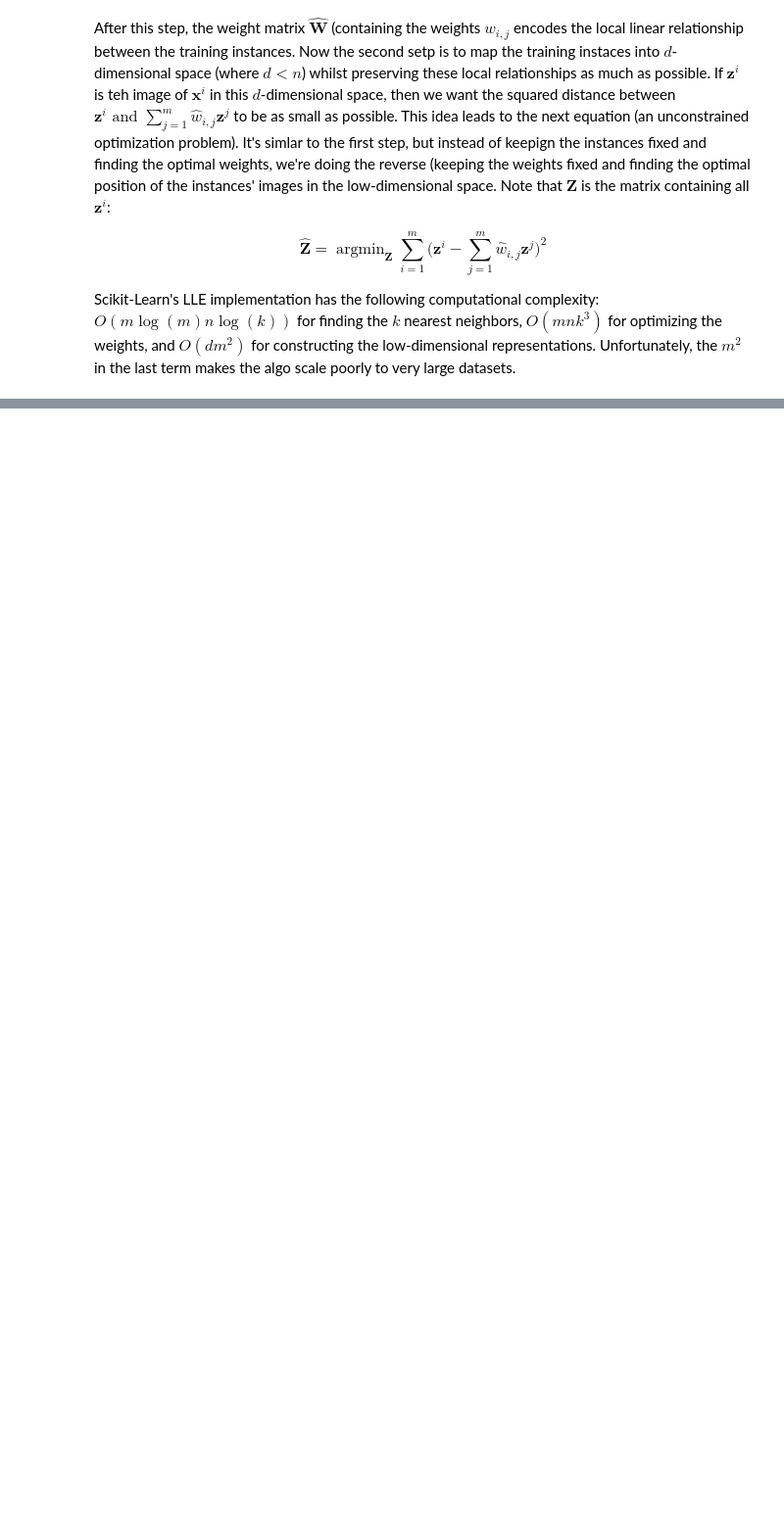
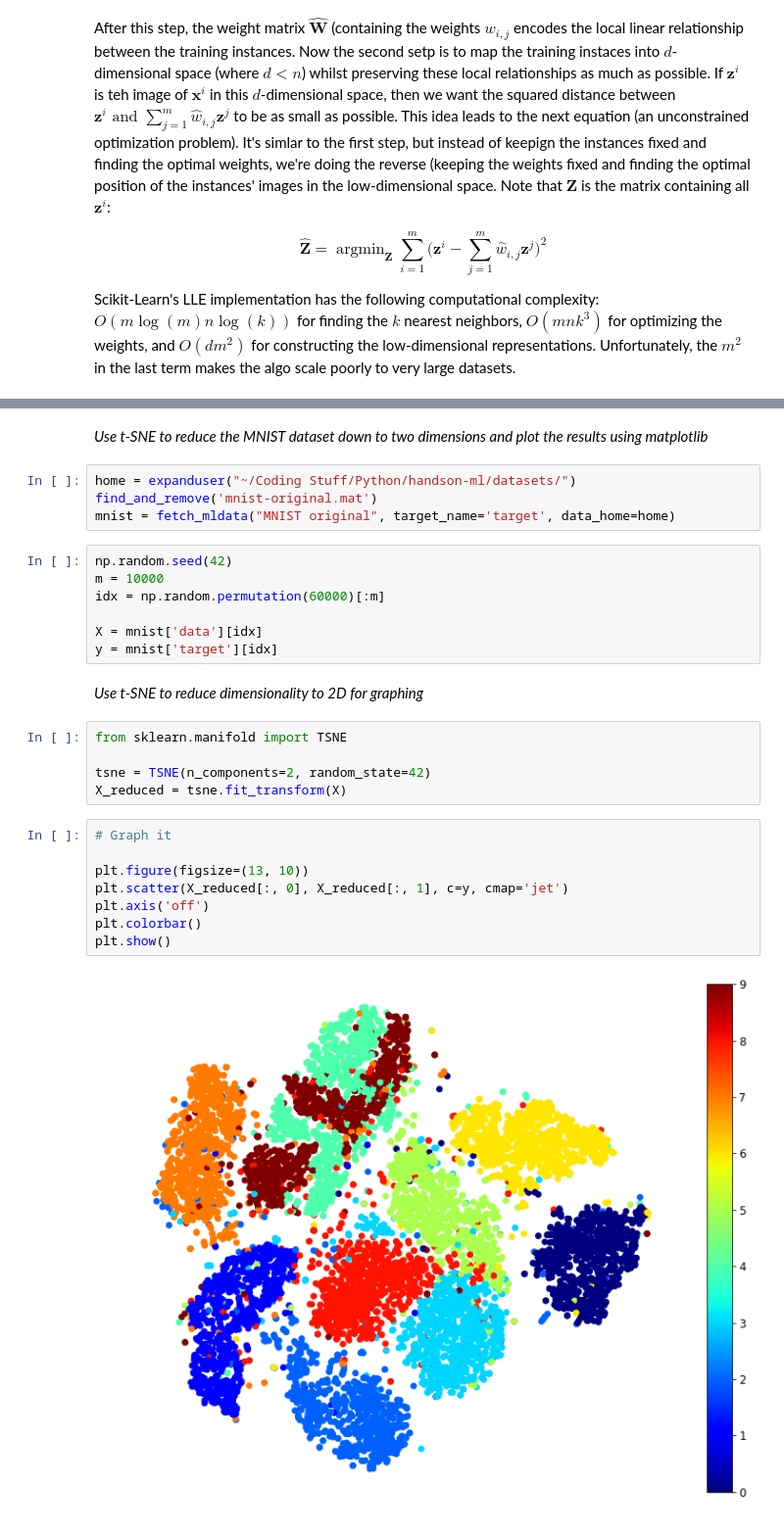
Before and after one commit to nate-browne/Intro-to-ML, a Jupyter notebook: exercises/Chapter 8 – Dimensionality Reduction.ipynb, the cells around one changed output, grey strips where cells are left out. Shown: that part at 98% size. Drawn from its saved outputs; the diff is of its cells as text; blank space fills up the shorter version.

```diff
--- a/exercises/Chapter 8 – Dimensionality Reduction.ipynb
+++ b/exercises/Chapter 8 – Dimensionality Reduction.ipynb
@@ -327,0 +477,30 @@ Scikit-Learn's LLE implementation has the following computational complexity: $O
+# %% [markdown]
+*Use t-SNE to reduce the MNIST dataset down to two dimensions and plot the results using matplotlib*
+# %%
+home = expanduser("~/Coding Stuff/Python/handson-ml/datasets/")
+find_and_remove('mnist-original.mat')
+mnist = fetch_mldata("MNIST original", target_name='target', data_home=home)
+# %%
+np.random.seed(42)
+m = 10000
+idx = np.random.permutation(60000)[:m]
+
+X = mnist['data'][idx]
+y = mnist['target'][idx]
+# %% [markdown]
+*Use t-SNE to reduce dimensionality to 2D for graphing*
+# %%
+from sklearn.manifold import TSNE
+
+tsne = TSNE(n_components=2, random_state=42)
+X_reduced = tsne.fit_transform(X)
+# %%
+# Graph it
+
+plt.figure(figsize=(13, 10))
+plt.scatter(X_reduced[:, 0], X_reduced[:, 1], c=y, cmap='jet')
+plt.axis('off')
+plt.colorbar()
+plt.show()
+# %% [output]
+[figure, added]
```
Also changed, not shown: parts of 29 cells of this notebook, 1 other file.
